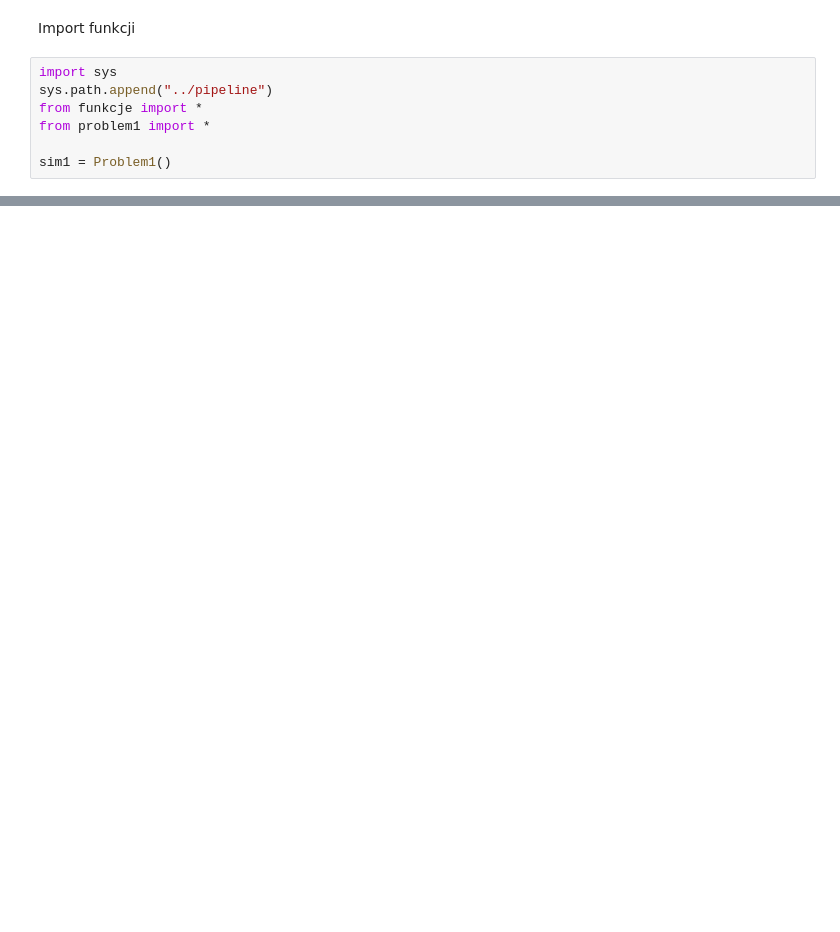
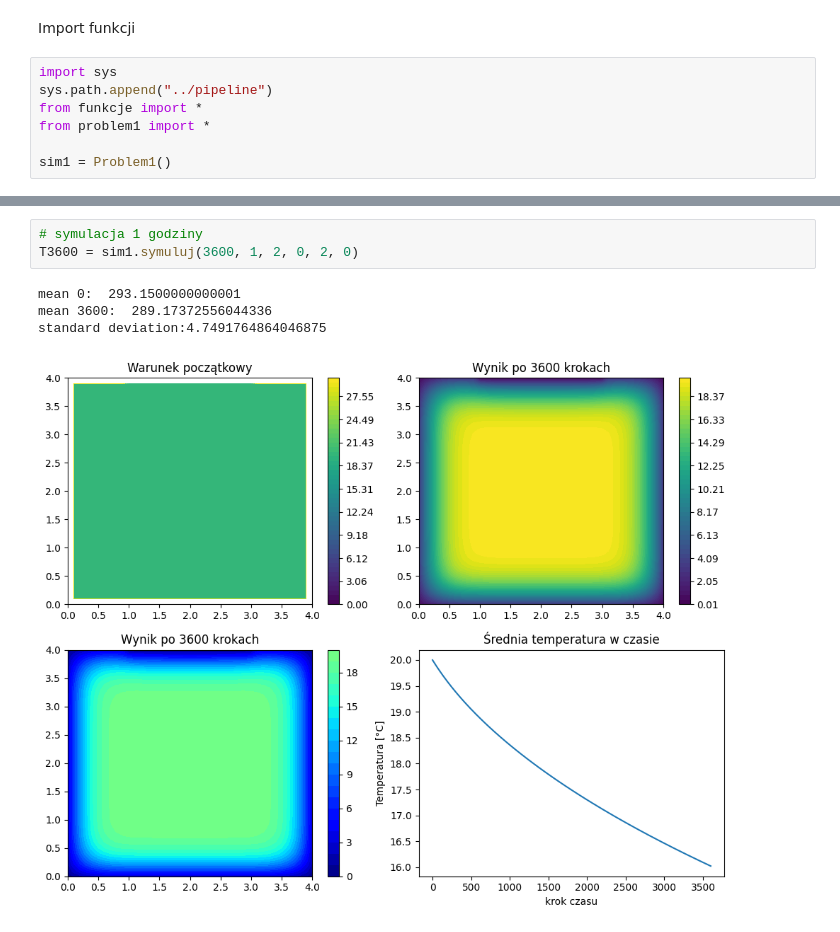
Before and after one commit to Gonieeg/MODDET_projekt, a Jupyter notebook: notebooks/problem1-eksperymenty.ipynb, the cells around one changed output, grey strips where cells are left out. Drawn from its saved outputs; the diff is of its cells as text; blank space fills up the shorter version.

```diff
--- a/notebooks/problem1-eksperymenty.ipynb
+++ b/notebooks/problem1-eksperymenty.ipynb
@@ -34,0 +51,8 @@ TypeError: unsupported operand type(s) for -: 'list' and 'float'
+# %%
+# symulacja 1 godziny
+T3600 = sim1.symuluj(3600, 1, 2, 0, 2, 0)
+# %% [output]
+mean 0:  293.1500000000001
+mean 3600:  289.17372556044336
+standard deviation:4.7491764864046875
+[figure, added]
```
Also changed, not shown: parts of 13 cells of this notebook, 1 other file.
